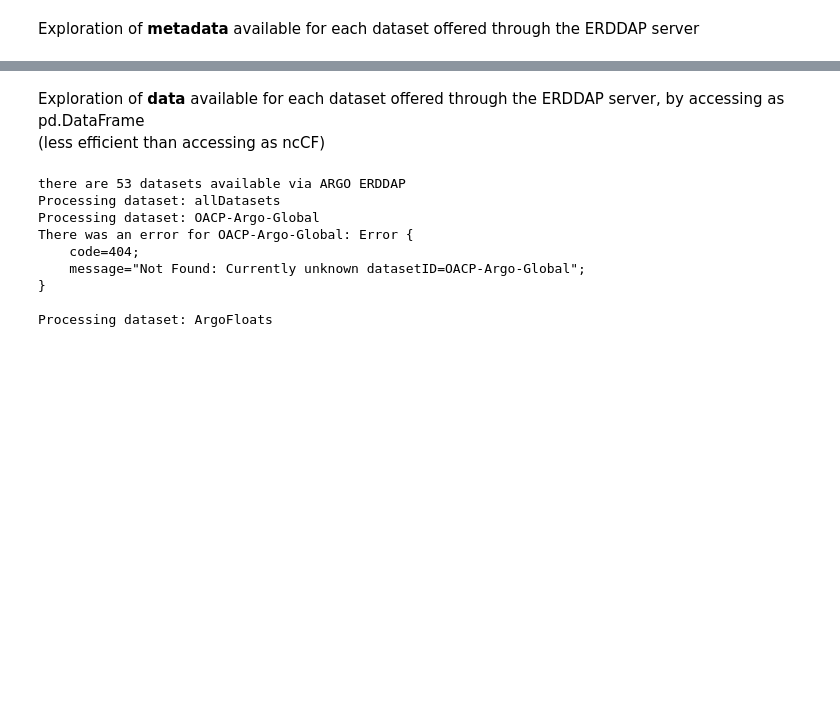
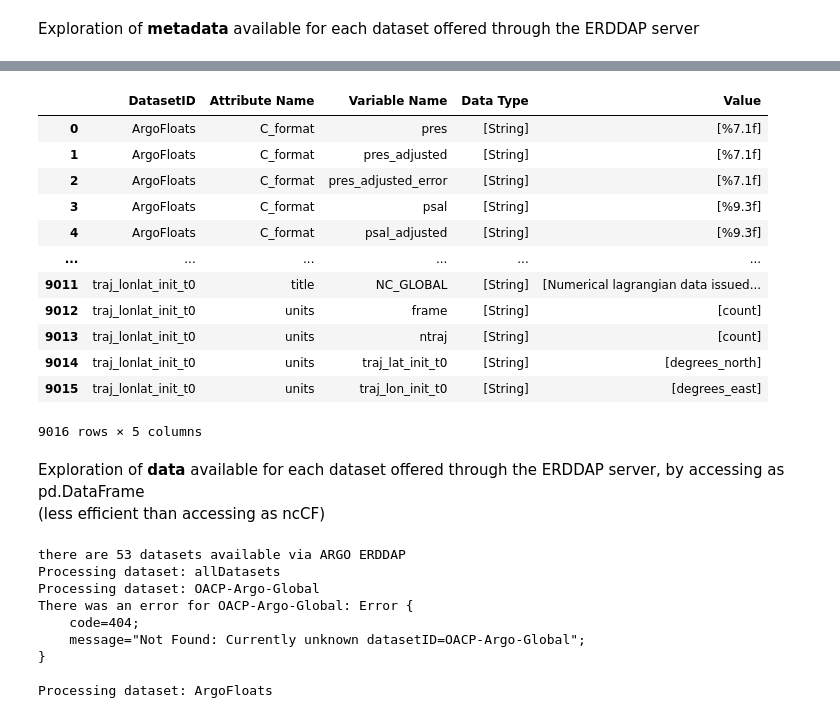
Before and after one commit to vliz-be-opsci/george-analysis, a Jupyter notebook: notebooks/ARGO-ERDDAP.ipynb, the cells around one changed output, grey strips where cells are left out. Drawn from its saved outputs; the diff is of its cells as text; code cells hidden in the pictures; blank space fills up the shorter version.

```diff
--- a/notebooks/ARGO-ERDDAP.ipynb
+++ b/notebooks/ARGO-ERDDAP.ipynb
@@ -172,10 +247,27 @@ metadatainfo_df[ metadatainfo_df['Row Type'] == 'attribute'].groupby(['DatasetID
 # %%
 # and the variables/dimensions with which they're associated
-attr_info = metadatainfo_df[ metadatainfo_df['Row Type'] == 'attribute'].groupby(['DatasetID', 'Attribute Name', 'Variable Name']).nunique()
+attr_info = metadatainfo_df[ metadatainfo_df['Row Type'] == 'attribute'].groupby(['DatasetID', 'Attribute Name', 'Variable Name']).agg({
+        'Data Type': 'unique',
+        'Value': 'unique'
+    }).reset_index()
 
-attr_info.to_csv("properties/ARGO_ERDDAP_dataset_attributes.csv", index=False)
+attr_info.to_csv("properties/ARGO_ERDDAP_dataset_metadata_attributes.csv", index=False)
 
 attr_info
+# %% [output]
+|  | DatasetID | Attribute Name | Variable Name | Data Type | Value |
+| 0 | ArgoFloats | C_format | pres | [String] | [%7.1f] |
+| 1 | ArgoFloats | C_format | pres_adjusted | [String] | [%7.1f] |
+| 2 | ArgoFloats | C_format | pres_adjusted_error | [String] | [%7.1f] |
+| 3 | ArgoFloats | C_format | psal | [String] | [%9.3f] |
+| 4 | ArgoFloats | C_format | psal_adjusted | [String] | [%9.3f] |
+| ... | ... | ... | ... | ... | ... |
+| 9011 | traj_lonlat_init_t0 | title | NC_GLOBAL | [String] | [Numerical lagrangian data issued... |
+| 9012 | traj_lonlat_init_t0 | units | frame | [String] | [count] |
+| 9013 | traj_lonlat_init_t0 | units | ntraj | [String] | [count] |
+| 9014 | traj_lonlat_init_t0 | units | traj_lat_init_t0 | [String] | [degrees_north] |
+| 9015 | traj_lonlat_init_t0 | units | traj_lon_init_t0 | [String] | [degrees_east] |
+9016 rows × 5 columns
 # %% [markdown]
 Exploration of **data** available for each dataset offered through the ERDDAP server, by accessing as pd.DataFrame
 (less efficient than accessing as ncCF)
```
Also changed, not shown: parts of 5 cells of this notebook, 11 other files.
